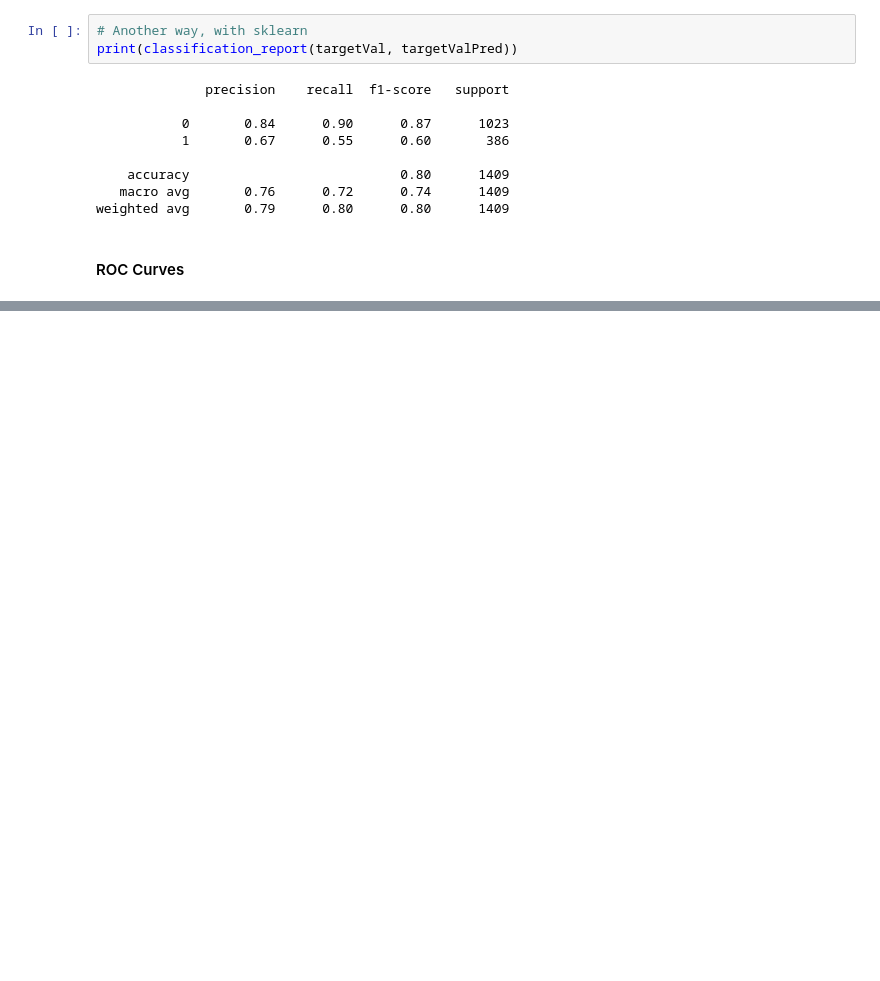
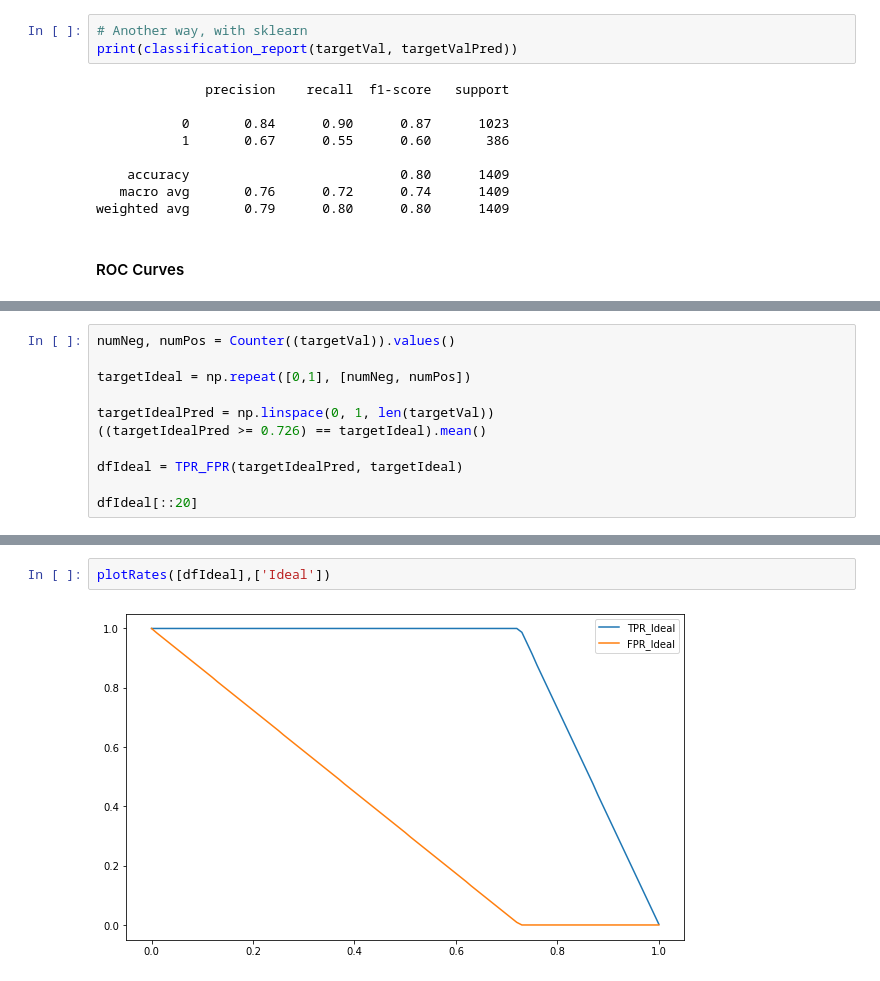
Before and after one commit to maclavijo/MLZoomcamp, a Jupyter notebook: Week4/Customer Churn Continuation.ipynb, the cells around one changed output, grey strips where cells are left out. Drawn from its saved outputs; the diff is of its cells as text; blank space fills up the shorter version.

```diff
--- a/Week4/Customer Churn Continuation.ipynb
+++ b/Week4/Customer Churn Continuation.ipynb
@@ -284,0 +336,11 @@ _ = plt.show()
+# %%
+numNeg, numPos = Counter((targetVal)).values()
+
+targetIdeal = np.repeat([0,1], [numNeg, numPos])
+
+targetIdealPred = np.linspace(0, 1, len(targetVal))
+((targetIdealPred >= 0.726) == targetIdeal).mean()
+
+dfIdeal = TPR_FPR(targetIdealPred, targetIdeal)
+
+dfIdeal[::20]
@@ -284,0 +355,4 @@ _ = plt.show()
+# %%
+plotRates([dfIdeal],['Ideal'])
+# %% [output]
+[figure, added]
```
Also changed, not shown: parts of 39 cells of this notebook.
